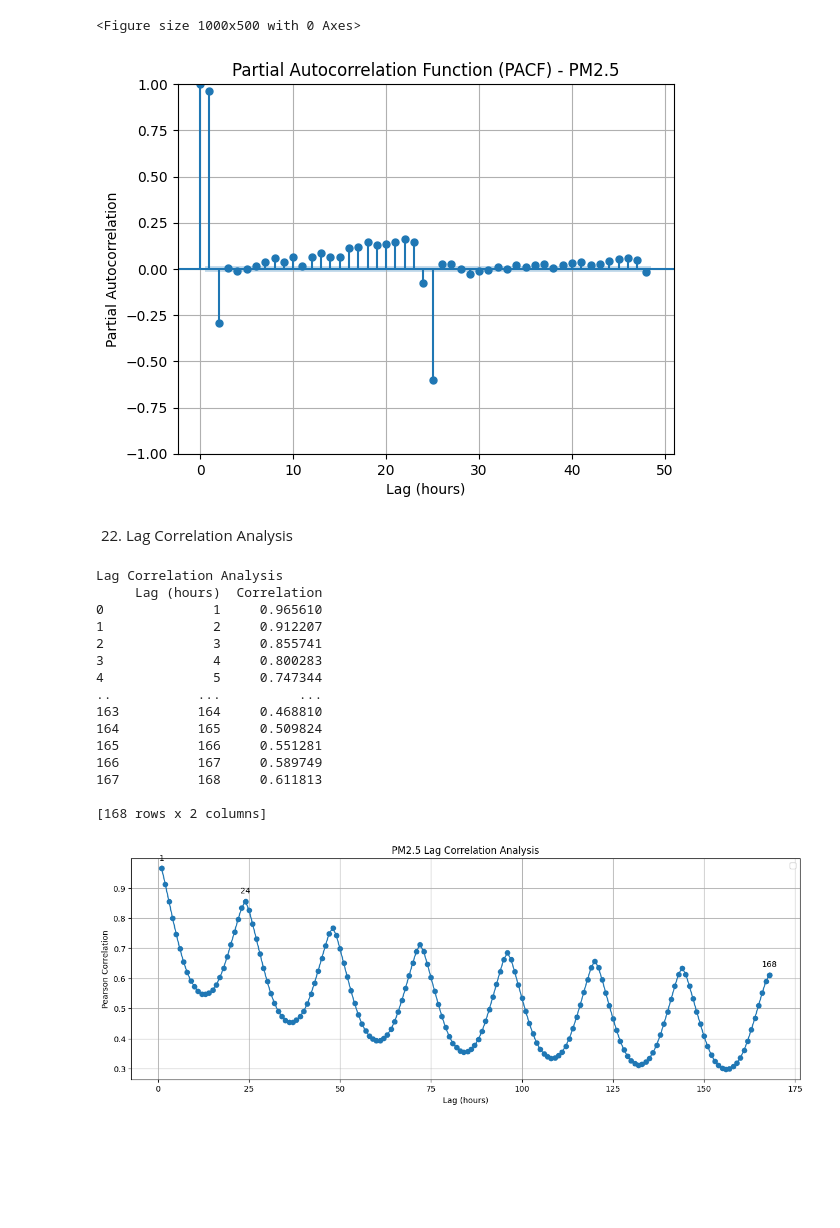
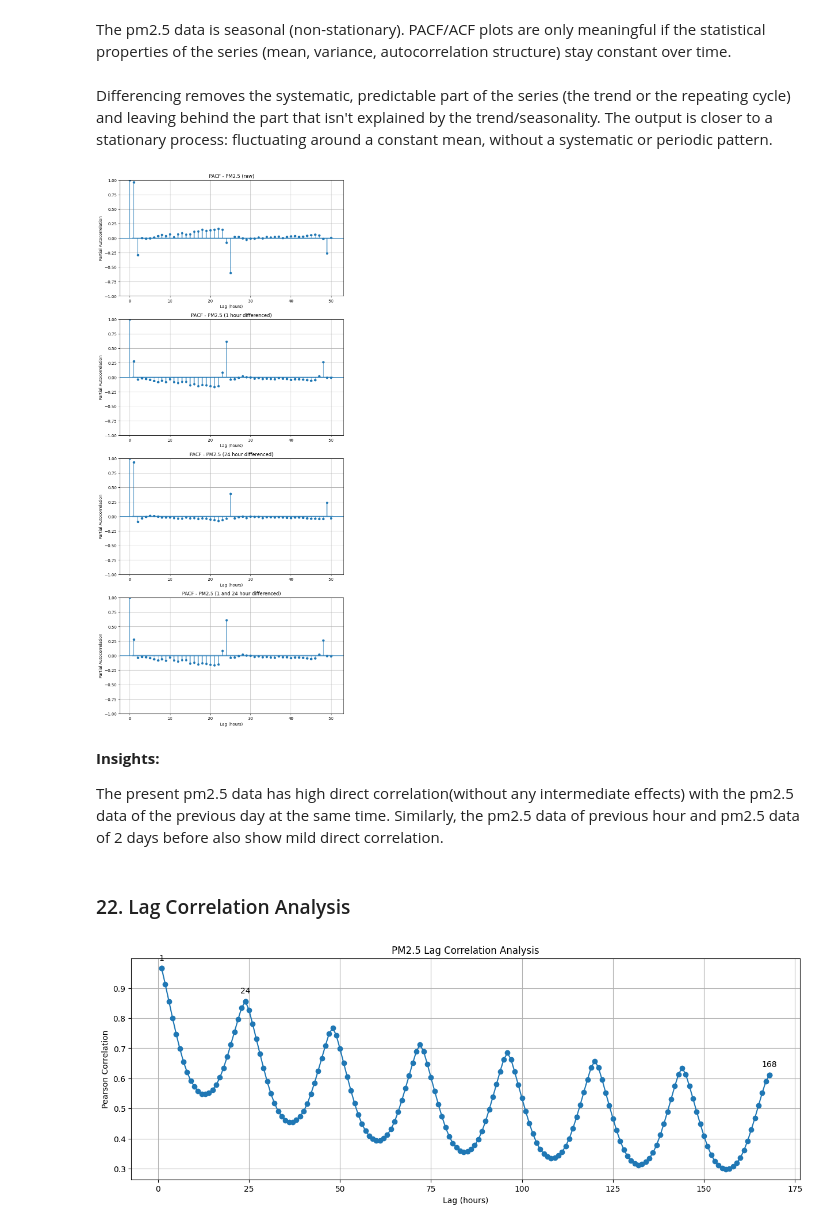
Before and after one commit to adarsha-7/pm25-forecasting, a Jupyter notebook: notebooks/eda/phase_2/21_to_23.ipynb, the cells around one changed output. Saved outputs shown, nothing was run; the diff lists cells and outputs as text; code cells hidden in the pictures; blank space fills up the shorter version.

```diff
--- a/notebooks/eda/phase_2/21_to_23.ipynb
+++ b/notebooks/eda/phase_2/21_to_23.ipynb
@@ -25,20 +14,49 @@ data.head(5)
+# %%
+pm25 = data['pm2_5']
+pm25_diff = pm25.diff().dropna()
+pm25_seasonal = pm25.diff(24).dropna()
+pm25_both = pm25.diff().diff(24).dropna()
+# %% [markdown]
+The pm2.5 data is seasonal (non-stationary).
+PACF/ACF plots are only meaningful if the statistical properties of the series (mean, variance, autocorrelation structure) stay constant over time.
+# %% [markdown]
+Differencing removes the systematic, predictable part of the series (the trend or the repeating cycle) and leaving behind the part that isn't explained by the trend/seasonality. The output is closer to a stationary process: fluctuating around a constant mean, without a systematic or periodic pattern.
 # %%
-plt.figure(figsize=(10, 5))
-plot_pacf(
-    pm25,
-    lags=48,              # 48 hourly lags = 2 days
-    # method='ywm'
-)
-plt.title('Partial Autocorrelation Function (PACF) - PM2.5')
-plt.xlabel('Lag (hours)')
-plt.ylabel('Partial Autocorrelation')
-plt.grid(True)
+fig, axes = plt.subplots(4, 1, figsize=(10, 24))
+
+plot_pacf(pm25, lags=50, method='ywm', alpha=0.05, ax=axes[0])
+axes[0].set_title('PACF - PM2.5 (raw)')
+axes[0].set_xlabel('Lag (hours)')
+axes[0].set_ylabel('Partial Autocorrelation')
+axes[0].grid(True)
+
+plot_pacf(pm25_diff, lags=50, method='ywm', ax=axes[1])
+axes[1].set_title('PACF - PM2.5 (1 hour differenced)')
+axes[1].set_xlabel('Lag (hours)')
+axes[1].set_ylabel('Partial Autocorrelation')
+axes[1].grid(True)
+
+plot_pacf(pm25_seasonal, lags=50, method='ywm', ax=axes[2])
+axes[2].set_title('PACF - PM2.5 (24 hour differenced)')
+axes[2].set_xlabel('Lag (hours)')
+axes[2].set_ylabel('Partial Autocorrelation')
+axes[2].grid(True)
+
+plot_pacf(pm25_diff, lags=50, method='ywm', ax=axes[3])
+axes[3].set_title('PACF - PM2.5 (1 and 24 hour differenced)')
+axes[3].set_xlabel('Lag (hours)')
+axes[3].set_ylabel('Partial Autocorrelation')
+axes[3].grid(True)
+
 plt.show()
 # %% [output]
-<Figure size 1000x500 with 0 Axes>
-[figure, old version]
+[figure, new version]
+# %% [markdown]
+**Insights:**
+
+The present pm2.5 data has high direct correlation(without any intermediate effects) with the pm2.5 data of the previous day at the same time. Similarly, the pm2.5 data of previous hour and pm2.5 data of 2 days before also show mild direct correlation.
 # %% [markdown]
-22. Lag Correlation Analysis
+### 22. Lag Correlation Analysis
 # %%
 lags = np.arange(1,169, 1)
 
@@ -57,25 +75,6 @@ corr_df = pd.DataFrame({
 })
 
 corr_df = corr_df.sort_values('Lag (hours)')
-
-print("\nLag Correlation Analysis")
-print(corr_df)
-# %% [output]
-Lag Correlation Analysis
-     Lag (hours)  Correlation
-0              1     0.965610
-1              2     0.912207
-2              3     0.855741
-3              4     0.800283
-4              5     0.747344
-..           ...          ...
-163          164     0.468810
-164          165     0.509824
-165          166     0.551281
-166          167     0.589749
-167          168     0.611813
-
-[168 rows x 2 columns]
 # %%
 plt.figure(figsize=(15,5))
 
```
Also changed, not shown: parts of 9 cells of this notebook, 7 other files.
